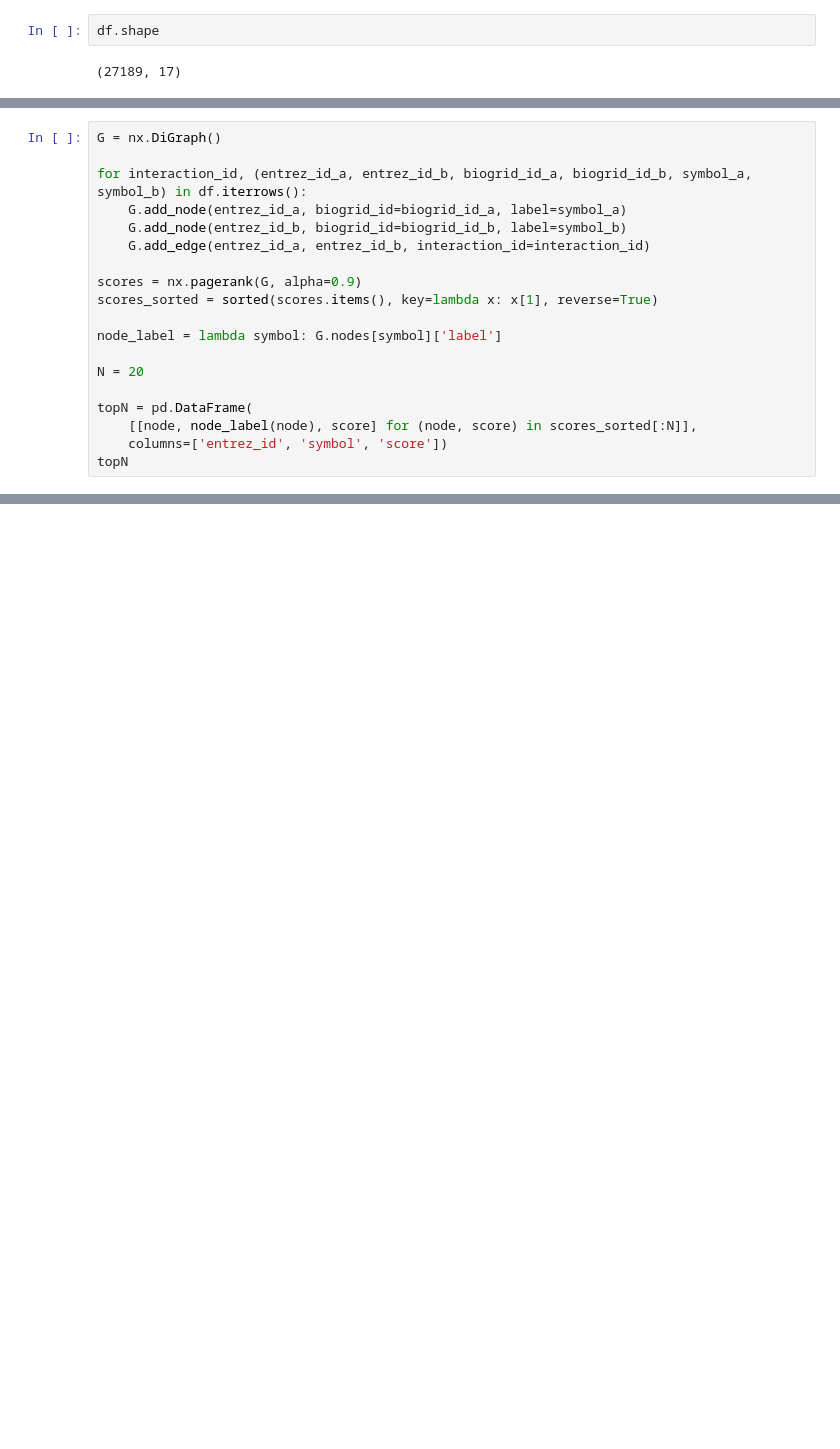
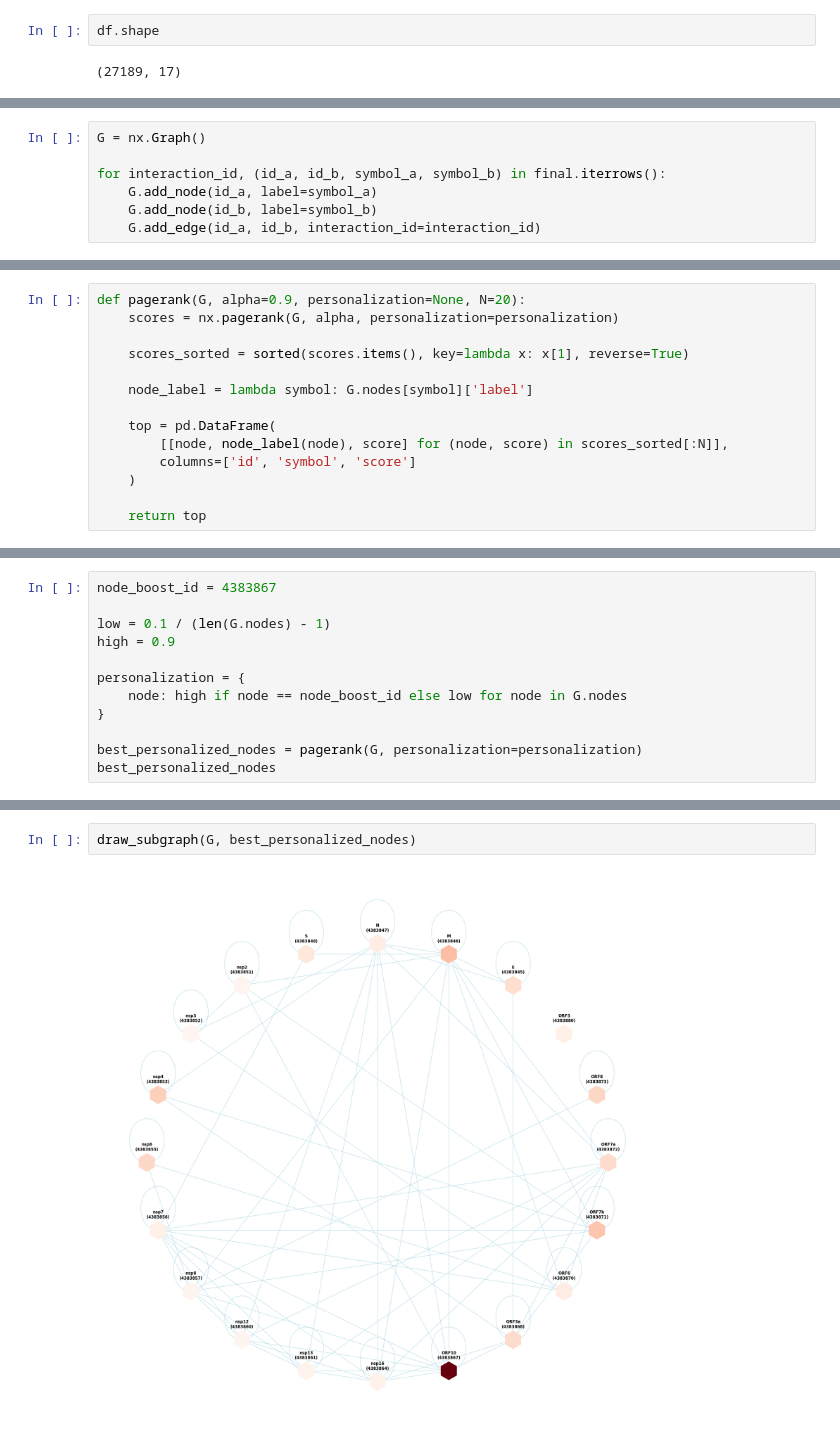
Before and after one commit to doza-daniel/ni-projekat, a Jupyter notebook: main.ipynb, the cells around one changed output, grey strips where cells are left out. Drawn from its saved outputs; the diff is of its cells as text; blank space fills up the shorter version.

Commit message:
added personalization and more markdown

```diff
--- a/main.ipynb
+++ b/main.ipynb
@@ -90,0 +83,7 @@ for symbol, ids in entrez.items():
+# %%
+G = nx.Graph()
+
+for interaction_id, (id_a, id_b, symbol_a, symbol_b) in final.iterrows():
+    G.add_node(id_a, label=symbol_a)
+    G.add_node(id_b, label=symbol_b)
+    G.add_edge(id_a, id_b, interaction_id=interaction_id)
@@ -91,19 +92,14 @@ for symbol, ids in entrez.items():
 # %%
-G = nx.DiGraph()
+def pagerank(G, alpha=0.9, personalization=None, N=20):
+    scores = nx.pagerank(G, alpha, personalization=personalization)
 
-for interaction_id, (entrez_id_a, entrez_id_b, biogrid_id_a, biogrid_id_b, symbol_a, symbol_b) in df.iterrows():
-    G.add_node(entrez_id_a, biogrid_id=biogrid_id_a, label=symbol_a)
-    G.add_node(entrez_id_b, biogrid_id=biogrid_id_b, label=symbol_b)
-    G.add_edge(entrez_id_a, entrez_id_b, interaction_id=interaction_id)
+    scores_sorted = sorted(scores.items(), key=lambda x: x[1], reverse=True)
 
-scores = nx.pagerank(G, alpha=0.9)
-scores_sorted = sorted(scores.items(), key=lambda x: x[1], reverse=True)
+    node_label = lambda symbol: G.nodes[symbol]['label']
 
-node_label = lambda symbol: G.nodes[symbol]['label']
+    top = pd.DataFrame(
+        [[node, node_label(node), score] for (node, score) in scores_sorted[:N]],
+        columns=['id', 'symbol', 'score']
+    )
 
-N = 20
-
-topN = pd.DataFrame(
-    [[node, node_label(node), score] for (node, score) in scores_sorted[:N]],
-    columns=['entrez_id', 'symbol', 'score'])
-topN
+    return top
@@ -154,0 +169,12 @@ plt.show()
+# %%
+node_boost_id = 4383867
+
+low = 0.1 / (len(G.nodes) - 1)
+high = 0.9
+
+personalization = {
+    node: high if node == node_boost_id else low for node in G.nodes
+}
+
+best_personalized_nodes = pagerank(G, personalization=personalization)
+best_personalized_nodes
@@ -154,0 +199,4 @@ plt.show()
+# %%
+draw_subgraph(G, best_personalized_nodes)
+# %% [output]
+[figure, added]
```
Also changed, not shown: parts of 18 cells of this notebook.
